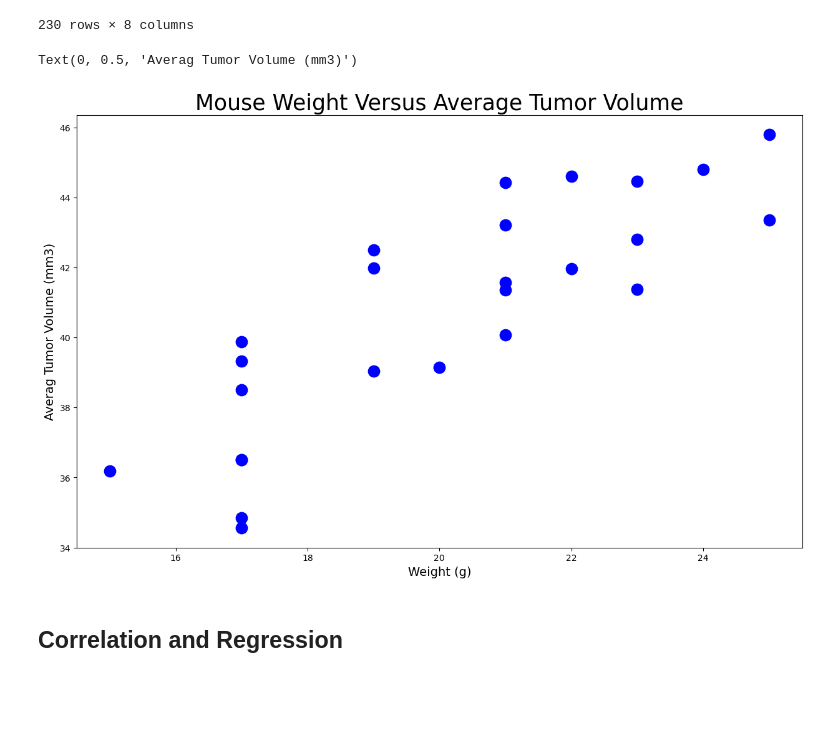
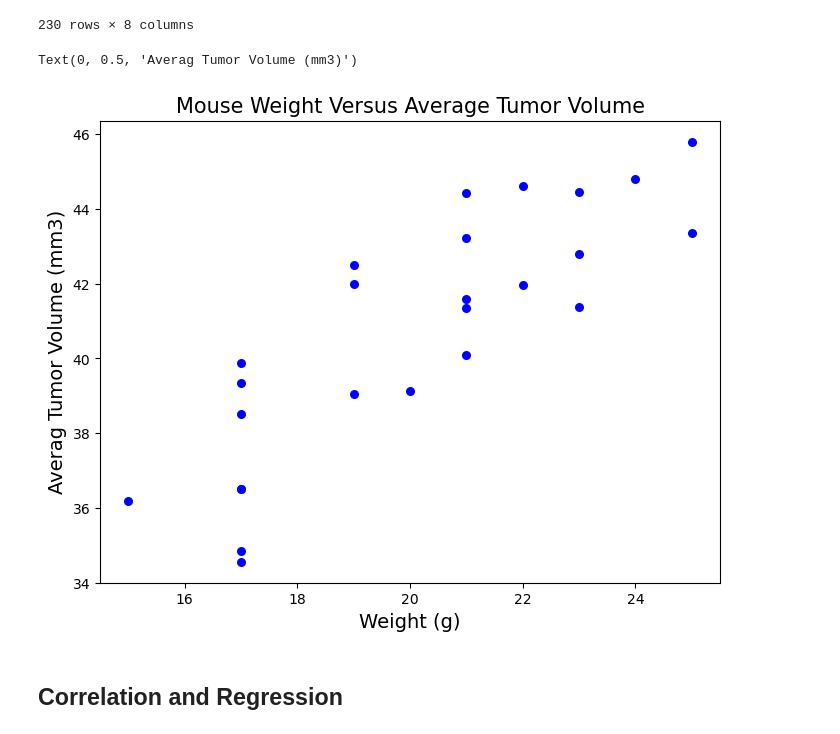
Before and after one commit to Franceesz/Matplotlib-Challenge, a Jupyter notebook: Starter_Code/Pymaceuticals/pymaceuticals_starter.ipynb, the cells around one changed output. Cells and saved outputs as stored; diff of their text form; code cells hidden in the pictures; blank space fills up the shorter version.

```diff
--- a/Starter_Code/Pymaceuticals/pymaceuticals_starter.ipynb
+++ b/Starter_Code/Pymaceuticals/pymaceuticals_starter.ipynb
@@ -383,16 +382,16 @@ Capomulin_df
 # %%
 # Generate a scatter plot of mouse weight vs. the average observed tumor volume for the entire Capomulin regimen
 
-fig1, ax1 = plt.subplots(figsize=(15, 9))
+fig1, ax1 = plt.subplots(figsize=(8,6))
 avg_capm_vol =Capomulin_df.groupby(['Mouse ID'])["Weight (g)"].mean()
 Tumor_3=Capomulin_df.groupby(['Mouse ID'])["Tumor Volume (mm3)"].mean()
 marker_size=15
-plt.scatter(avg_capm_vol,Tumor_3,s=175, color="blue")
-plt.title('Mouse Weight Versus Average Tumor Volume',fontsize =25)
+plt.scatter(avg_capm_vol,Tumor_3,s=30, color="blue")
+plt.title('Mouse Weight Versus Average Tumor Volume',fontsize =15)
 plt.xlabel('Weight (g)',fontsize =14)
 plt.ylabel('Averag Tumor Volume (mm3)',fontsize =14)
 # %% [output]
 Text(0, 0.5, 'Averag Tumor Volume (mm3)')
-[figure, old version]
+[figure, new version]
 # %% [markdown]
 ## Correlation and Regression
```
Also changed, not shown: parts of 4 cells of this notebook.
